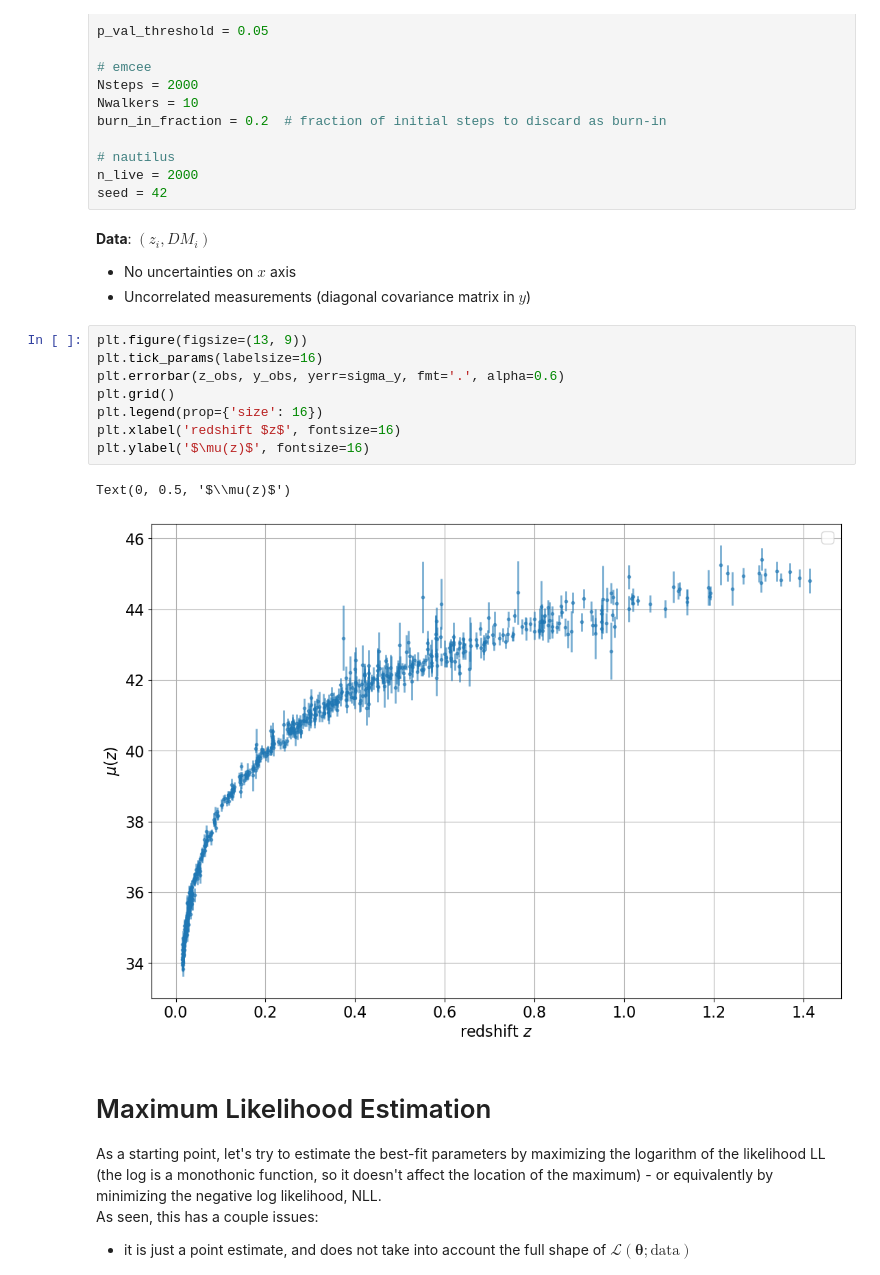
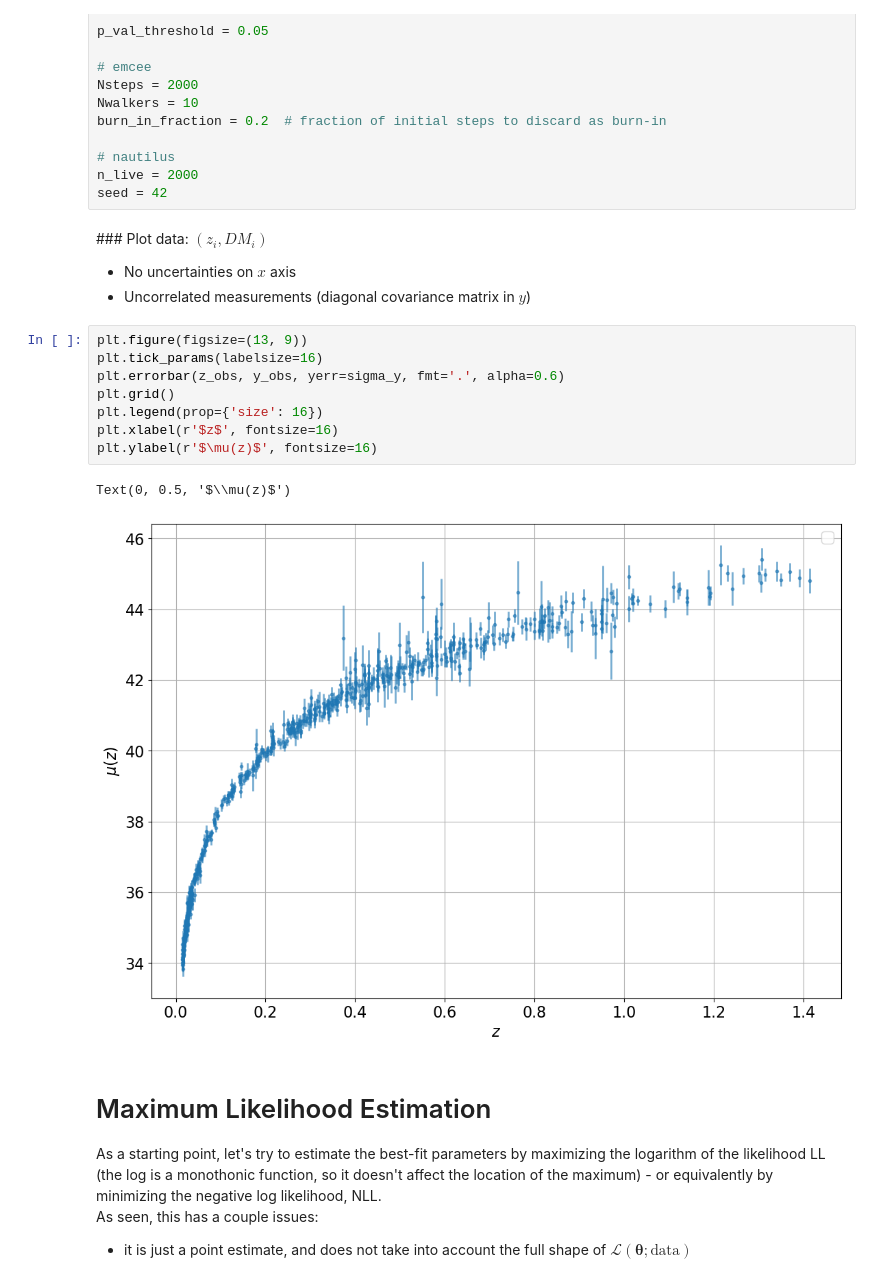
Before and after one commit to davidesciotti/Astrostats, a Jupyter notebook: SNIa_for_astrostats.ipynb, the cells around one changed output. Drawn from its saved outputs; the diff is of its cells as text.

```diff
--- a/SNIa_for_astrostats.ipynb
+++ b/SNIa_for_astrostats.ipynb
@@ -99,22 +99,21 @@ burn_in_fraction = 0.2  # fraction of initial steps to discard as burn-in
 n_live = 2000
 seed = 42
 # %% [markdown]
-**Data**: $(z_i, DM_i)$
-
+### Plot data: $(z_i, DM_i)$
 
 *   No uncertainties on $x$ axis
 *   Uncorrelated measurements (diagonal covariance matrix in $y$)
 # %%
 plt.figure(figsize=(13, 9))
 plt.tick_params(labelsize=16)
 plt.errorbar(z_obs, y_obs, yerr=sigma_y, fmt='.', alpha=0.6)
 plt.grid()
 plt.legend(prop={'size': 16})
-plt.xlabel('redshift $z$', fontsize=16)
-plt.ylabel('$\mu(z)$', fontsize=16)
+plt.xlabel(r'$z$', fontsize=16)
+plt.ylabel(r'$\mu(z)$', fontsize=16)
 # %% [output]
 Text(0, 0.5, '$\\mu(z)$')
-[figure, old version]
+[figure, new version]
 # %% [markdown]
 # Maximum Likelihood Estimation
 As a starting point, let's try to estimate the best-fit parameters by maximizing the logarithm of the likelihood LL (the log is a monothonic function, so it doesn't affect the location of the maximum) - or equivalently by minimizing the negative log likelihood, NLL. \
```
Also changed, not shown: parts of 24 cells of this notebook.
